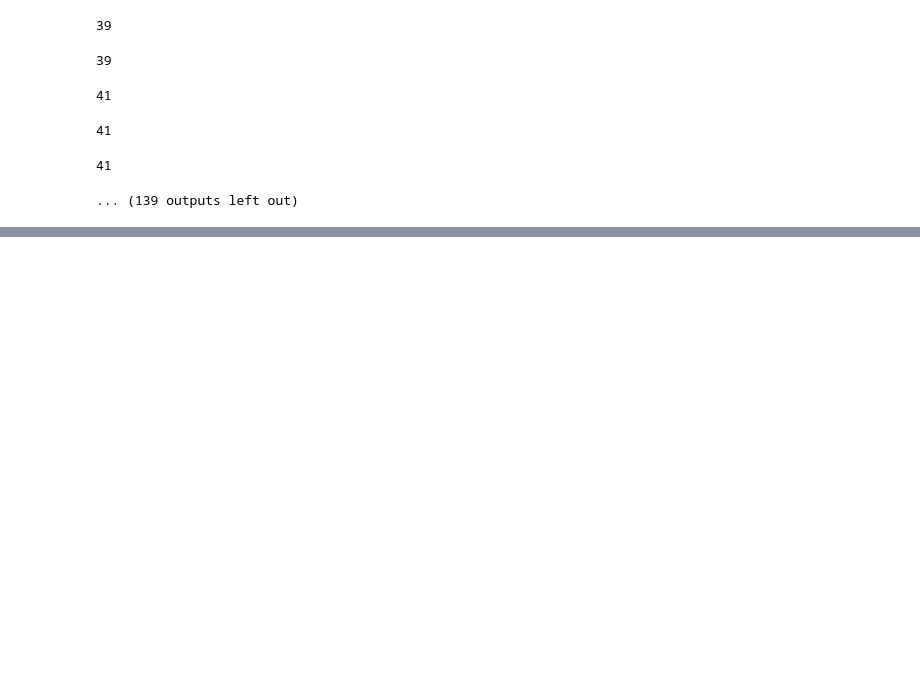
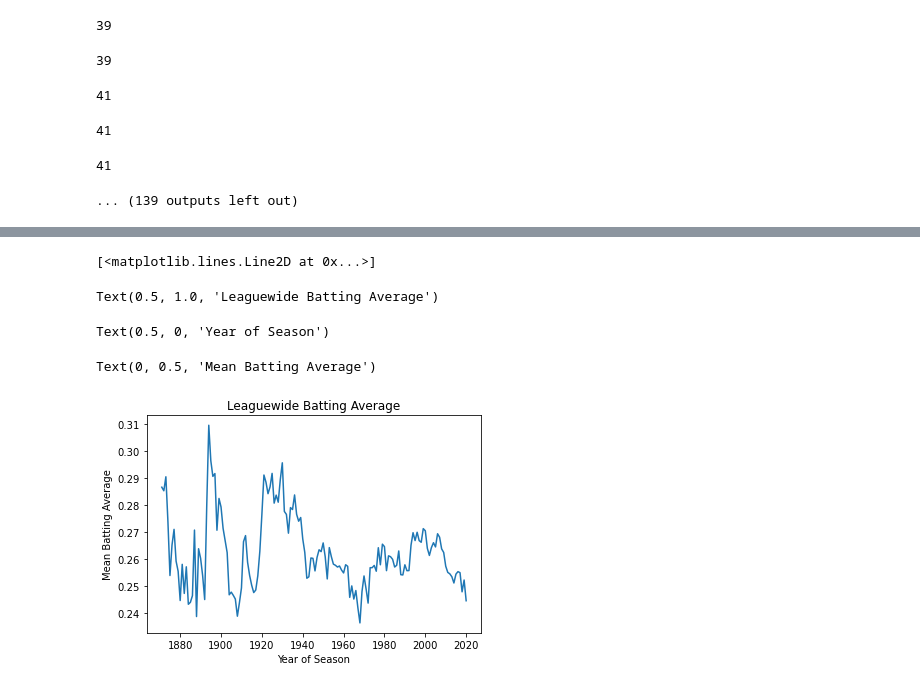
Before and after one commit to matthewjchin/baseballstats, a Jupyter notebook: Slugging.ipynb, the cells around one changed output, grey strips where cells are left out. Cells and saved outputs as stored; diff of their text form; code cells hidden in the pictures; blank space fills up the shorter version.

```diff
--- a/Slugging.ipynb
+++ b/Slugging.ipynb
@@ -246,0 +288,3 @@ On-Base Percentage Plus Slugging
+# %%
+year_ba = pd.read_csv(mean_ba)
+year_ba.tail()
@@ -246,0 +298,15 @@ On-Base Percentage Plus Slugging
+# %%
+# Show mean batting average in line graph
+
+%matplotlib inline
+plt.plot(year_ba['Year'], year_ba['Mean BA'])
+plt.title("Leaguewide Batting Average")
+plt.xlabel("Year of Season")
+plt.ylabel("Mean Batting Average")
+plt.show()
+# %% [output]
+[<matplotlib.lines.Line2D at 0x...>]
+Text(0.5, 1.0, 'Leaguewide Batting Average')
+Text(0.5, 0, 'Year of Season')
+Text(0, 0.5, 'Mean Batting Average')
+[figure, added]
```
Also changed, not shown: parts of 22 cells of this notebook, 6 other files.
